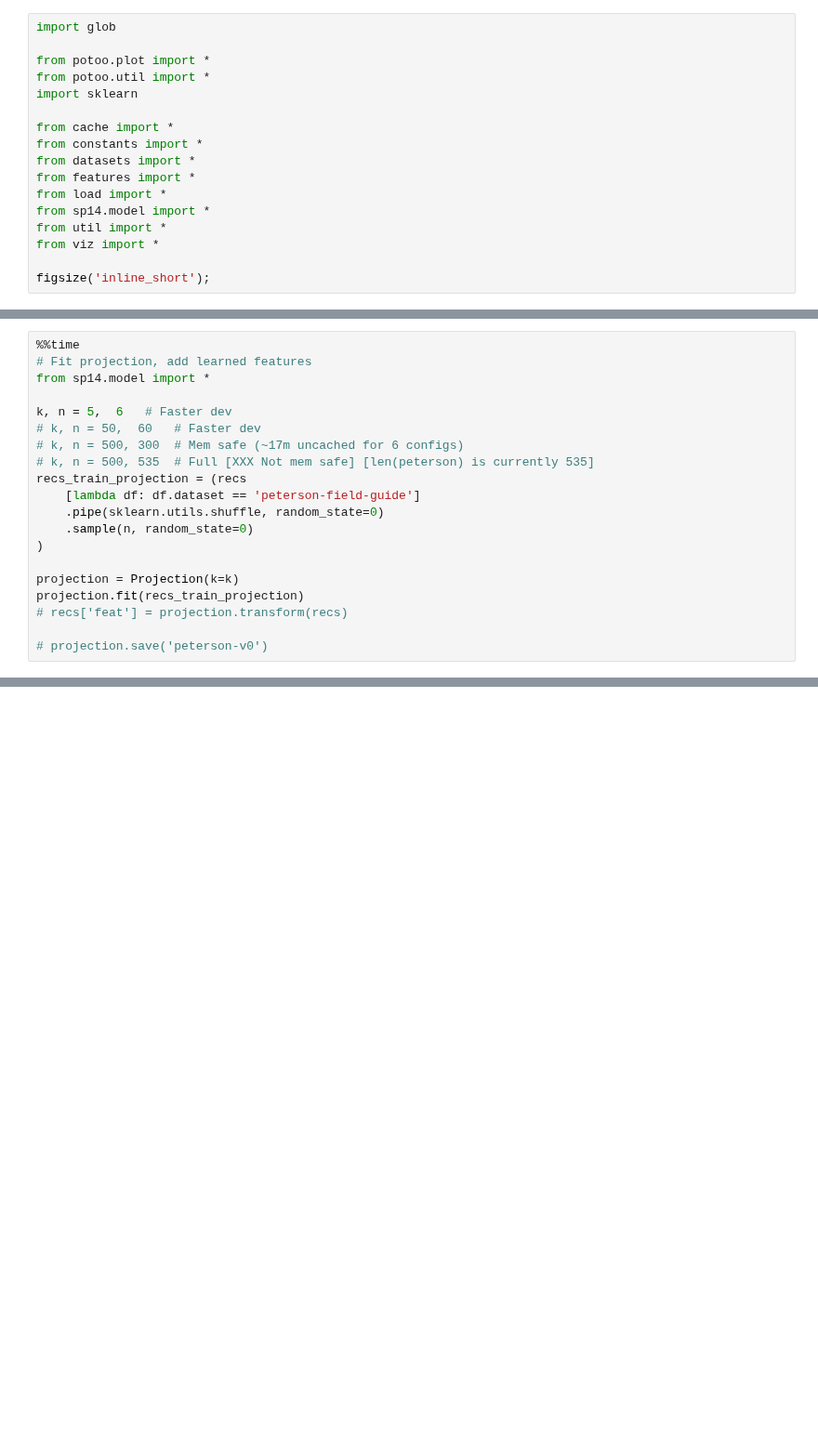
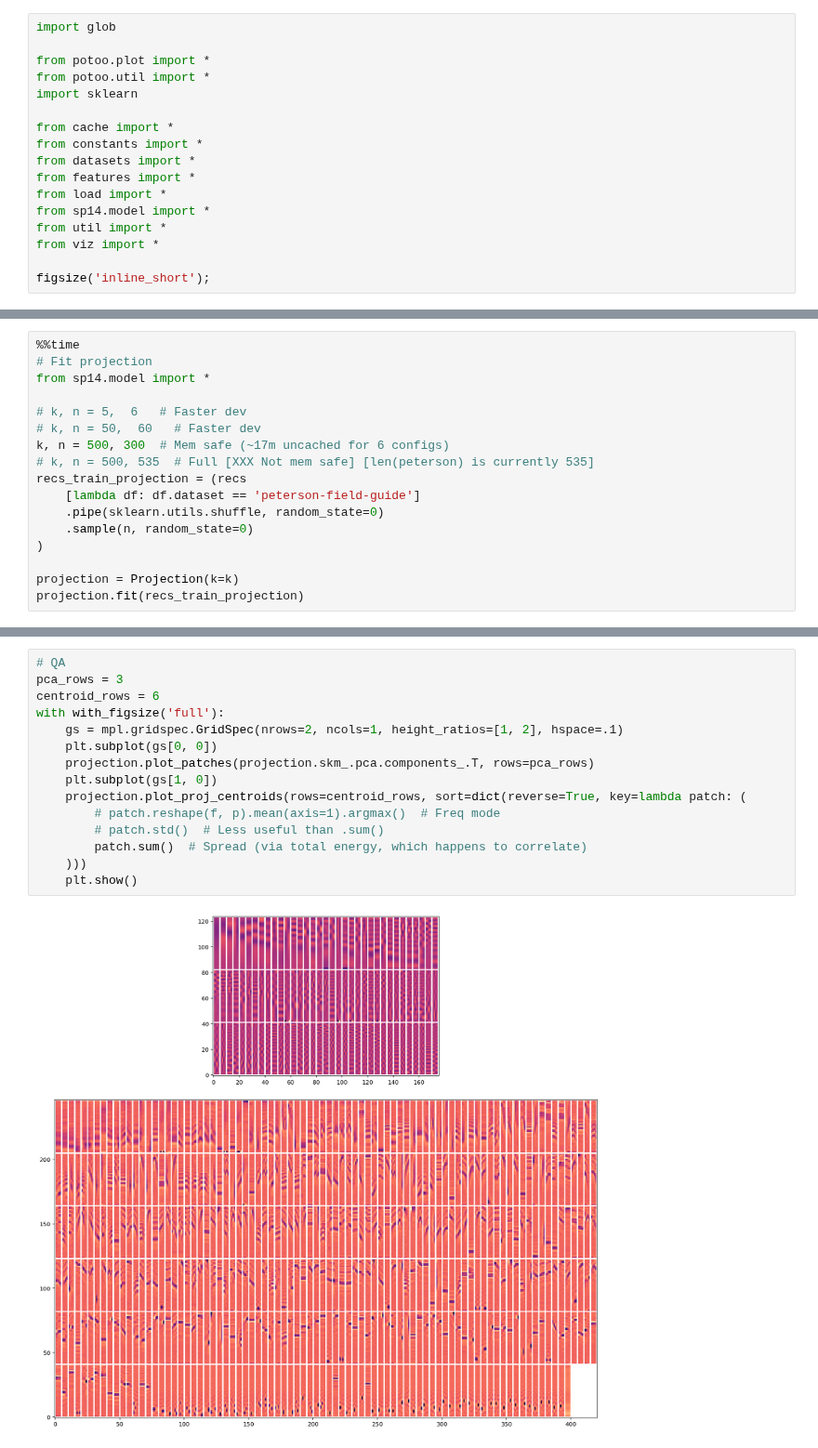
Before and after one commit to jdanbrown/birdgram, a Jupyter notebook: features/notebooks/20180527_fit_projection.ipynb, the cells around one changed output, grey strips where cells are left out. Shown at 93% size. Drawn from its saved outputs; the diff is of its cells as text; blank space fills up the shorter version.

```diff
--- a/features/notebooks/20180527_fit_projection.ipynb
+++ b/features/notebooks/20180527_fit_projection.ipynb
@@ -85,11 +118,11 @@ display(df_summary(recs), recs[:5])
 # %%
 %%time
-# Fit projection, add learned features
+# Fit projection
 from sp14.model import *
 
-k, n = 5,  6   # Faster dev
+# k, n = 5,  6   # Faster dev
 # k, n = 50,  60   # Faster dev
-# k, n = 500, 300  # Mem safe (~17m uncached for 6 configs)
+k, n = 500, 300  # Mem safe (~17m uncached for 6 configs)
 # k, n = 500, 535  # Full [XXX Not mem safe] [len(peterson) is currently 535]
 recs_train_projection = (recs
     [lambda df: df.dataset == 'peterson-field-guide']
@@ -99,6 +132,3 @@ recs_train_projection = (recs
 
 projection = Projection(k=k)
 projection.fit(recs_train_projection)
-# recs['feat'] = projection.transform(recs)
-
-# projection.save('peterson-v0')
@@ -104,0 +155,17 @@ projection.fit(recs_train_projection)
+# %%
+# QA
+pca_rows = 3
+centroid_rows = 6
+with with_figsize('full'):
+    gs = mpl.gridspec.GridSpec(nrows=2, ncols=1, height_ratios=[1, 2], hspace=.1)
+    plt.subplot(gs[0, 0])
+    projection.plot_patches(projection.skm_.pca.components_.T, rows=pca_rows)
+    plt.subplot(gs[1, 0])
+    projection.plot_proj_centroids(rows=centroid_rows, sort=dict(reverse=True, key=lambda patch: (
+        # patch.reshape(f, p).mean(axis=1).argmax()  # Freq mode
+        # patch.std()  # Less useful than .sum()
+        patch.sum()  # Spread (via total energy, which happens to correlate)
+    )))
+    plt.show()
+# %% [output]
+[figure, added]
```
Also changed, not shown: parts of 10 cells of this notebook, 10 other files.
